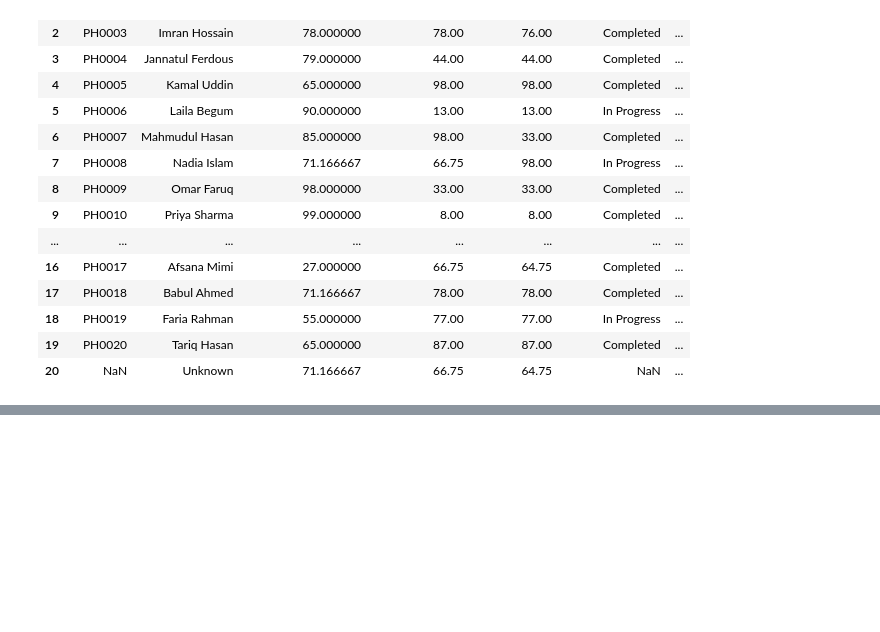
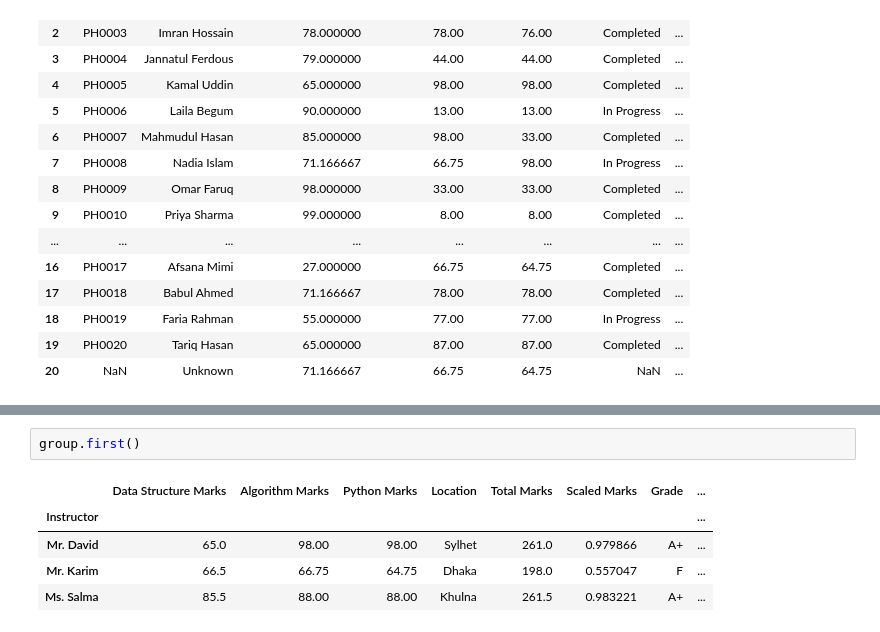
Before and after one commit to roybipro/AI-ML-learning-Phitron, a Jupyter notebook: Semister1/Module 12 :Pandas for Machine Learning/pandas2.ipynb, the cells around one changed output, grey strips where cells are left out. Drawn from its saved outputs; the diff is of its cells as text; blank space fills up the shorter version.

```diff
--- a/Semister1/Module 12 :Pandas for Machine Learning/pandas2.ipynb
+++ b/Semister1/Module 12 :Pandas for Machine Learning/pandas2.ipynb
@@ -769,0 +785,8 @@ df
+# %%
+group.first()
+# %% [output]
+|  | Data Structure Marks | Algorithm Marks | Python Marks | Location | Total Marks | Scaled Marks | Grade | ... |
+| Instructor |  |  |  |  |  |  |  | ... |
+| Mr. David | 65.0 | 98.00 | 98.00 | Sylhet | 261.0 | 0.979866 | A+ | ... |
+| Mr. Karim | 66.5 | 66.75 | 64.75 | Dhaka | 198.0 | 0.557047 | F | ... |
+| Ms. Salma | 85.5 | 88.00 | 88.00 | Khulna | 261.5 | 0.983221 | A+ | ... |
```
Also changed, not shown: parts of 13 cells of this notebook, 1 other file.
